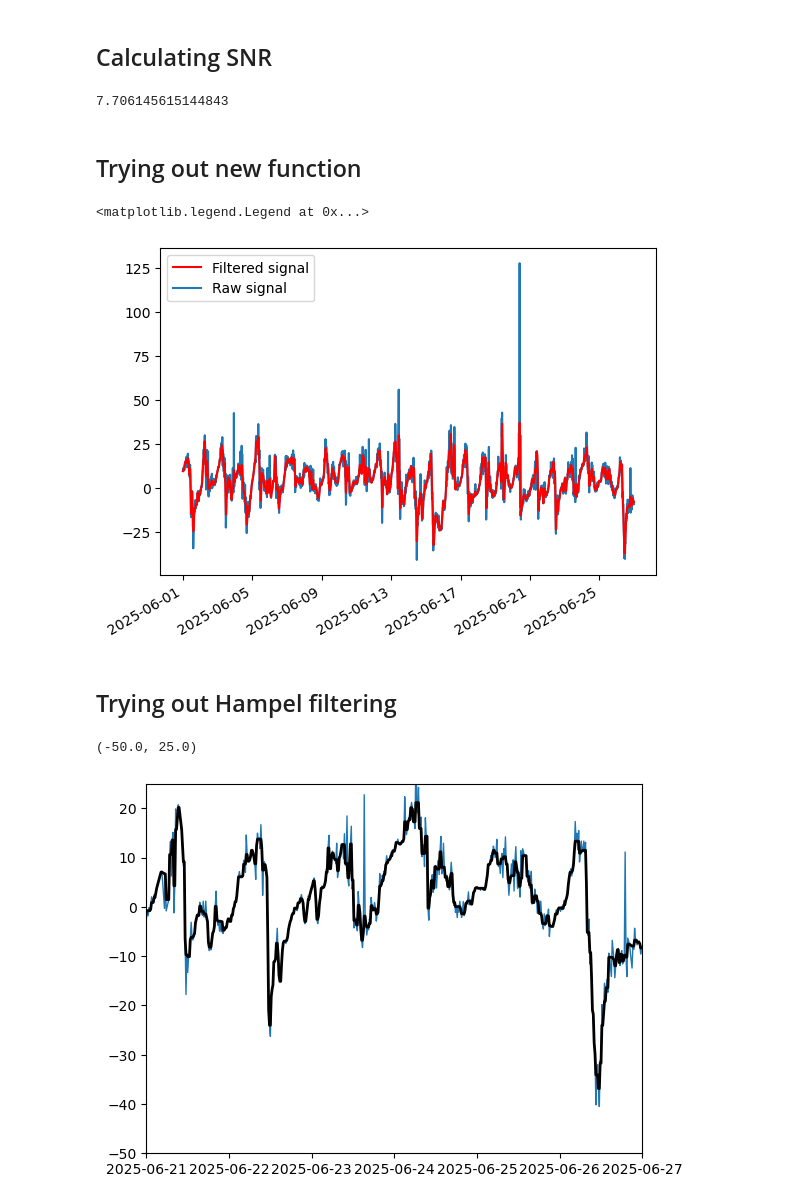
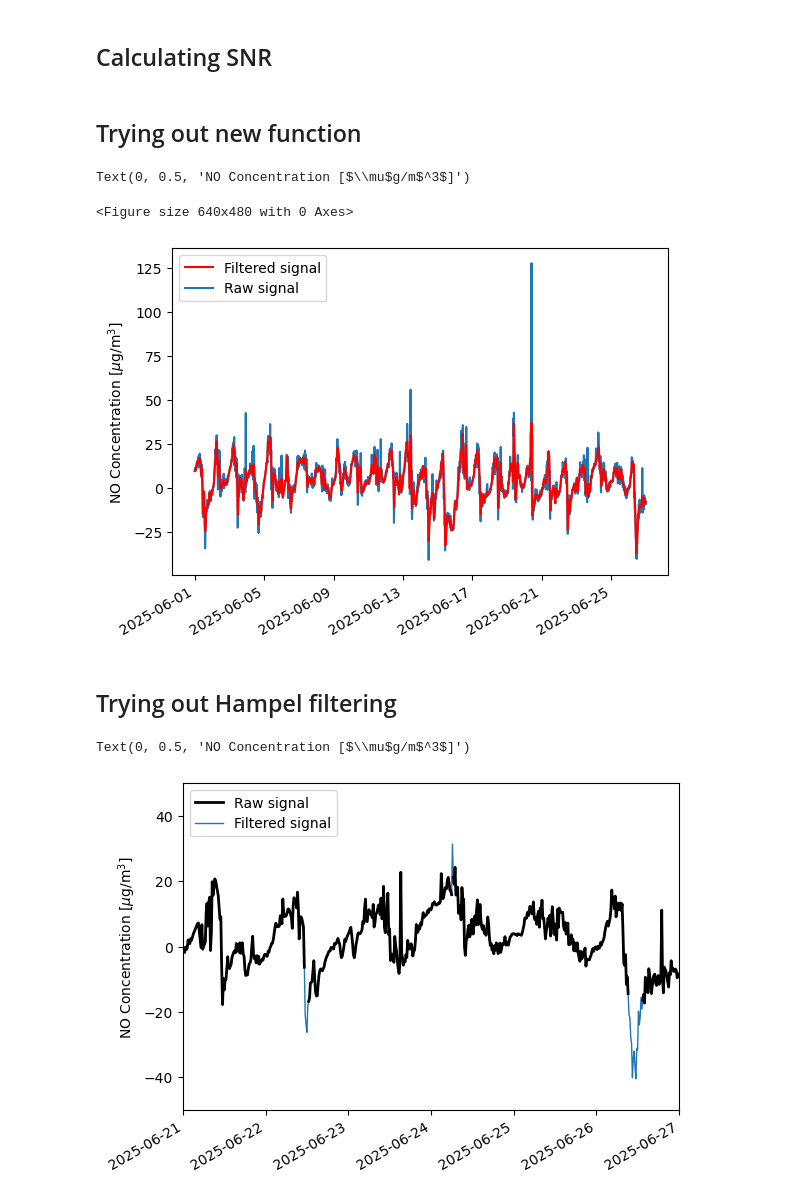
Before and after one commit to zilverband/gasSommar2, a Jupyter notebook: lp_filter_test.ipynb, the cells around one changed output. Cells and saved outputs as stored; diff of their text form; code cells hidden in the pictures.

```diff
--- a/lp_filter_test.ipynb
+++ b/lp_filter_test.ipynb
@@ -5,11 +5,11 @@
 # %%
 import matplotlib.pyplot as plt
 import numpy as np
-import API_tools as api
+import load_data
 from datetime import datetime
 import pandas as pd
 
-data = api.load_csv("linkoping2_NO.csv")
+data = load_data.load_csv("data/sensordata/linkoping2_NO.csv")
 data = data["NO"]
 freq = '15min'
 data = data.resample(freq).mean()
@@ -75,8 +80,6 @@ plt.xlim(0,0.001)
 # %%
 noise = array - yf
 snr = 10*np.log10(np.sum(yf**2)/np.sum(noise**2))
-# %% [output]
-7.706145615144843
 # %% [markdown]
 ## Trying out new function
 # %%
@@ -93,7 +96,7 @@ from functions.data_processing import resample_and_match
 
 
 sensor = api.load_csv("data/sensordata/linkoping2_NO.csv")
-ref, ref_desc = ld.load_slb_data("data/refdata/linkoping_ref.json")
+ref, ref_units = ld.load_slb_data("data/refdata/linkoping_ref.json")
 
 for gas in ["NO","NO2","O3","CO"]:
     ref, ref_units = uc.df_ugm3_to_ppb(ref,ref_units,"NO")
@@ -103,26 +106,29 @@ end = dt(2025,6,27)
 
 sensor, ref = resample_and_match(sensor["NO"][start:end].to_frame(), ref["NO"][start:end].to_frame(), '15min')
 
-dates, filtered_signal = lp_filter(sensor, 15, 0.0009)
+df = lp_filter(sensor, 15, 0.0009)
 
-fig, ax = plt.subplots()
 plt.figure(1)
-plt.plot(dates, filtered_signal, color='red',zorder=2)
+ax=df.plot(color='red',zorder=2)
 sensor.plot(zorder=1,ax=ax)
 plt.legend(["Filtered signal","Raw signal"])
+plt.ylabel(r'NO Concentration [$\mu$g/m$^3$]')
 # %% [output]
-<matplotlib.legend.Legend at 0x...>
+Text(0, 0.5, 'NO Concentration [$\\mu$g/m$^3$]')
+<Figure size 640x480 with 0 Axes>
-[figure, old version]
+[figure, new version]
 # %% [markdown]
 ## Trying out Hampel filtering
 # %%
-hamp_data = u.hampel_filter(sensor.to_numpy(), 1, 0.1)
+hamp_data = u.hampel_filter(sensor)
 
-plt.plot(dates, hamp_data, color='black', linewidth=2, zorder=2)
-plt.plot(dates, sensor.to_numpy(), linewidth=1, zorder=1)
+ax=hamp_data.plot(color='black', linewidth=2, zorder=2)
+sensor.plot(linewidth=1, zorder=1, ax=ax)
 start2 = datetime(2025,6,21)
+plt.legend(["Raw signal","Filtered signal"],loc='upper left')
 plt.xlim(start2,end)
-plt.ylim(-50,25)
+plt.ylim(-50, 50)
+plt.ylabel(r'NO Concentration [$\mu$g/m$^3$]')
 # %% [output]
-(-50.0, 25.0)
+Text(0, 0.5, 'NO Concentration [$\\mu$g/m$^3$]')
-[figure, old version]
+[figure, new version]
```
Also changed, not shown: parts of 2 cells of this notebook, 1 other file.
